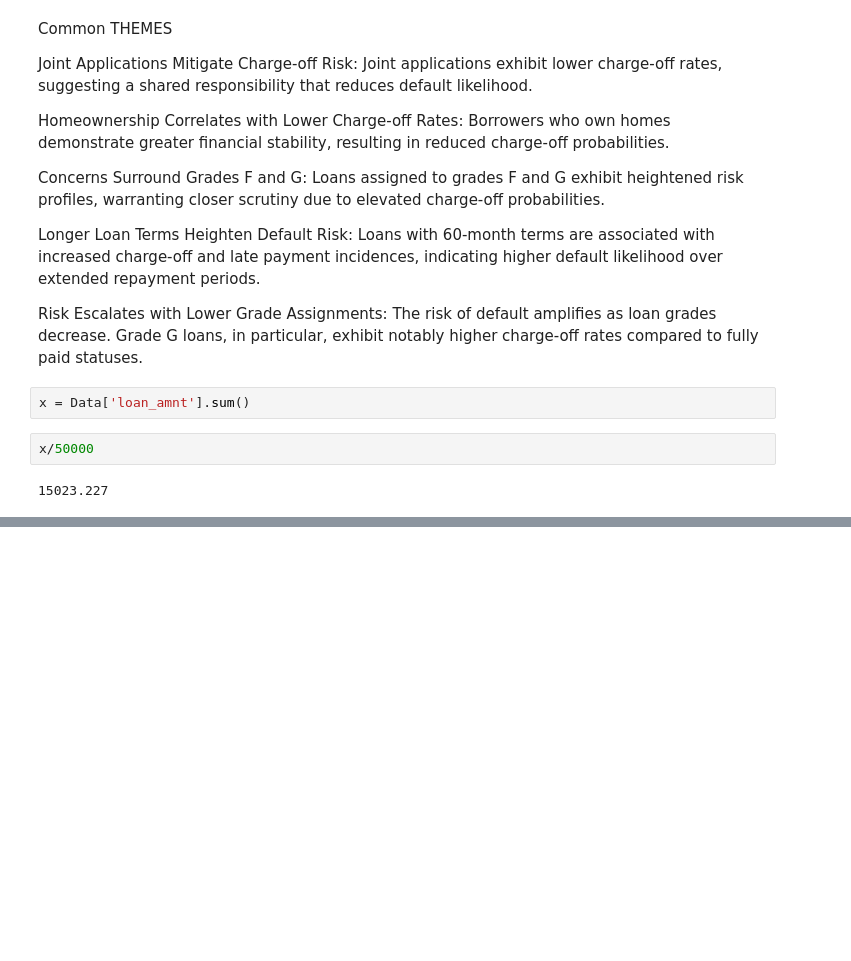
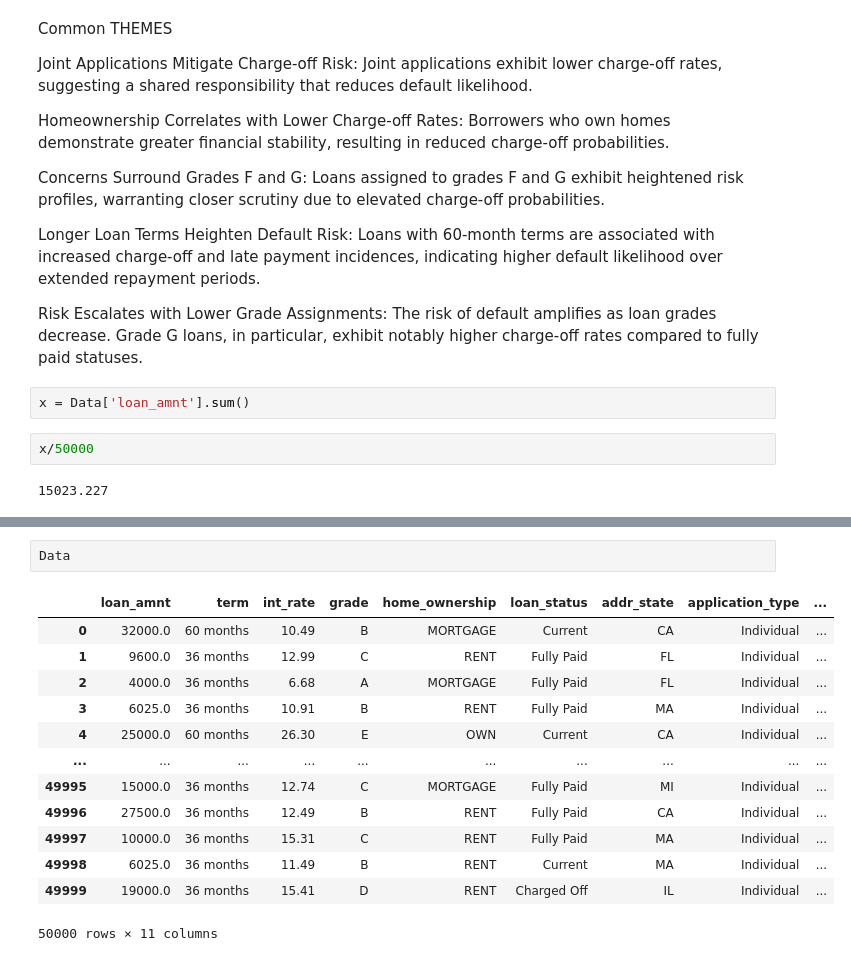
Before and after one commit to KiranJCodes/Risk_Analysis, a Jupyter notebook: EDA.ipynb, the cells around one changed output, grey strips where cells are left out. Saved outputs shown, nothing was run; the diff lists cells and outputs as text; blank space fills up the shorter version.

```diff
--- a/EDA.ipynb
+++ b/EDA.ipynb
@@ -201,0 +202,16 @@ plt.show()
+# %%
+Data
+# %% [output]
+|  | loan_amnt | term | int_rate | grade | home_ownership | loan_status | addr_state | application_type | ... |
+| 0 | 32000.0 | 60 months | 10.49 | B | MORTGAGE | Current | CA | Individual | ... |
+| 1 | 9600.0 | 36 months | 12.99 | C | RENT | Fully Paid | FL | Individual | ... |
+| 2 | 4000.0 | 36 months | 6.68 | A | MORTGAGE | Fully Paid | FL | Individual | ... |
+| 3 | 6025.0 | 36 months | 10.91 | B | RENT | Fully Paid | MA | Individual | ... |
+| 4 | 25000.0 | 60 months | 26.30 | E | OWN | Current | CA | Individual | ... |
+| ... | ... | ... | ... | ... | ... | ... | ... | ... | ... |
+| 49995 | 15000.0 | 36 months | 12.74 | C | MORTGAGE | Fully Paid | MI | Individual | ... |
+| 49996 | 27500.0 | 36 months | 12.49 | B | RENT | Fully Paid | CA | Individual | ... |
+| 49997 | 10000.0 | 36 months | 15.31 | C | RENT | Fully Paid | MA | Individual | ... |
+| 49998 | 6025.0 | 36 months | 11.49 | B | RENT | Current | MA | Individual | ... |
+| 49999 | 19000.0 | 36 months | 15.41 | D | RENT | Charged Off | IL | Individual | ... |
+50000 rows × 11 columns
```
Also changed, not shown: parts of 2 cells of this notebook, 1 other file.
